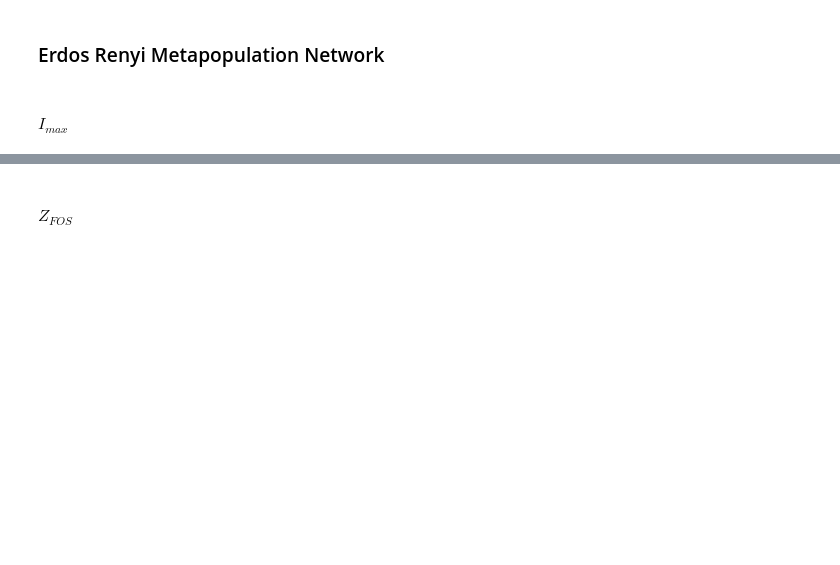
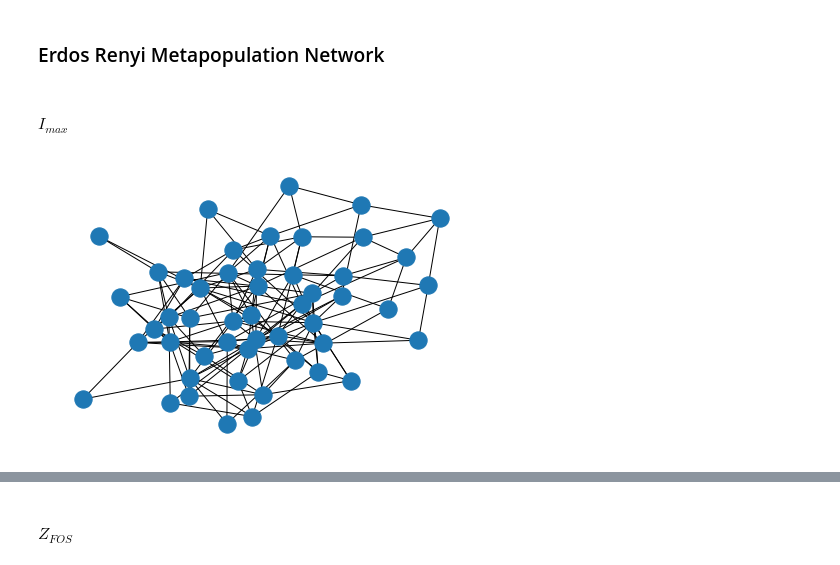
Before and after one commit to ashuthosh-bharadwaj/DPCN_Project, a Jupyter notebook: term_2.ipynb, the cells around one changed output, grey strips where cells are left out. Saved outputs shown, nothing was run; the diff lists cells and outputs as text; code cells hidden in the pictures; blank space fills up the shorter version.

```diff
--- a/term_2.ipynb
+++ b/term_2.ipynb
@@ -537,6 +537,11 @@ for e in [0.1,0.3,0.5]:
 ### Erdos Renyi Metapopulation Network
 # %% [markdown]
 #### $I_{max}$
+# %%
+M = nx.erdos_renyi_graph(n, 0.1)
+nx.draw(M)
+# %% [output]
+[figure, added]
 # %%
 m = 10 # avg degree
 n = 50 # number of communities
```
Also changed, not shown: parts of 4 cells of this notebook, 54 other files.
